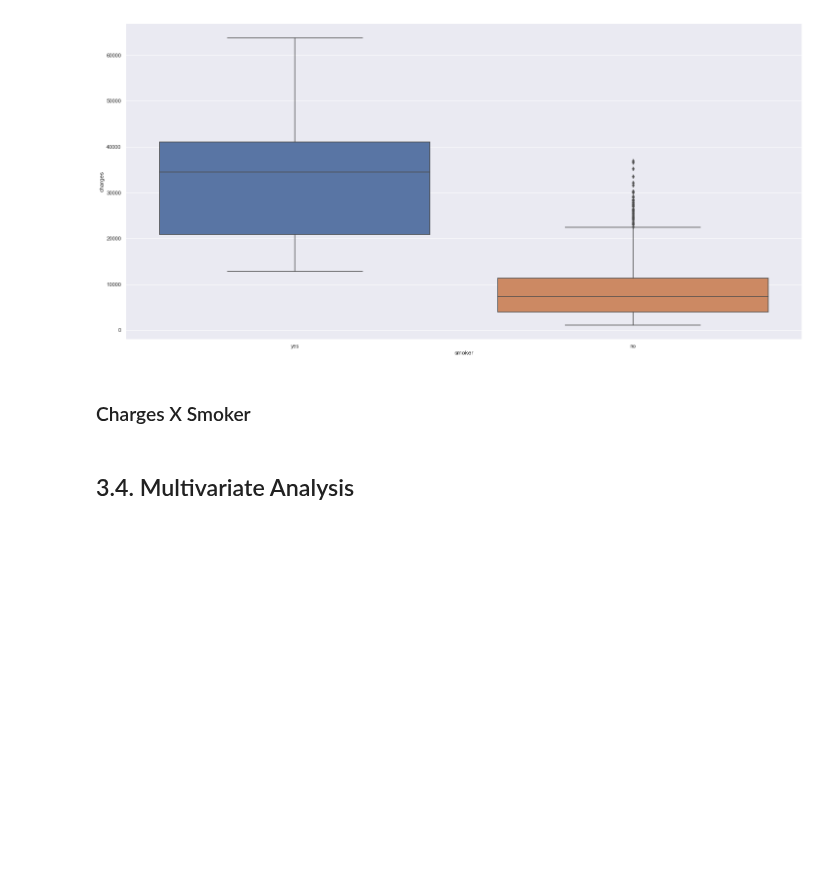
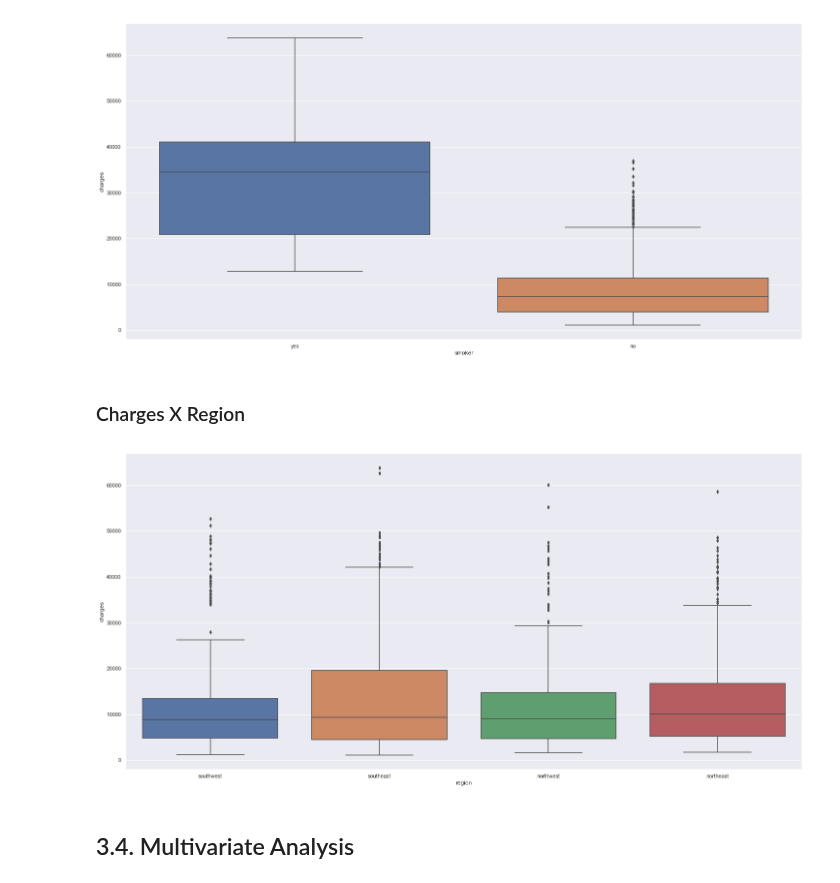
Before and after one commit to Meigarom/Predictive-Analytics, a Jupyter notebook: notebooks/Predictive-Analytics-Look.ipynb, the cells around one changed output. Drawn from its saved outputs; the diff is of its cells as text; code cells hidden in the pictures; blank space fills up the shorter version.

```diff
--- a/notebooks/Predictive-Analytics-Look.ipynb
+++ b/notebooks/Predictive-Analytics-Look.ipynb
@@ -166,7 +171,11 @@ sns.boxplot( df_raw['smoker'], df_raw['charges'] );
 # %% [output]
 [figure]
 # %% [markdown]
-### Charges X Smoker
+### Charges X Region
+# %%
+sns.boxplot( df_raw['region'], df_raw['charges'] );
+# %% [output]
+[figure, added]
 # %% [markdown]
 ## 3.4. Multivariate Analysis
 # %% [markdown]
```
Also changed, not shown: parts of 23 cells of this notebook.
